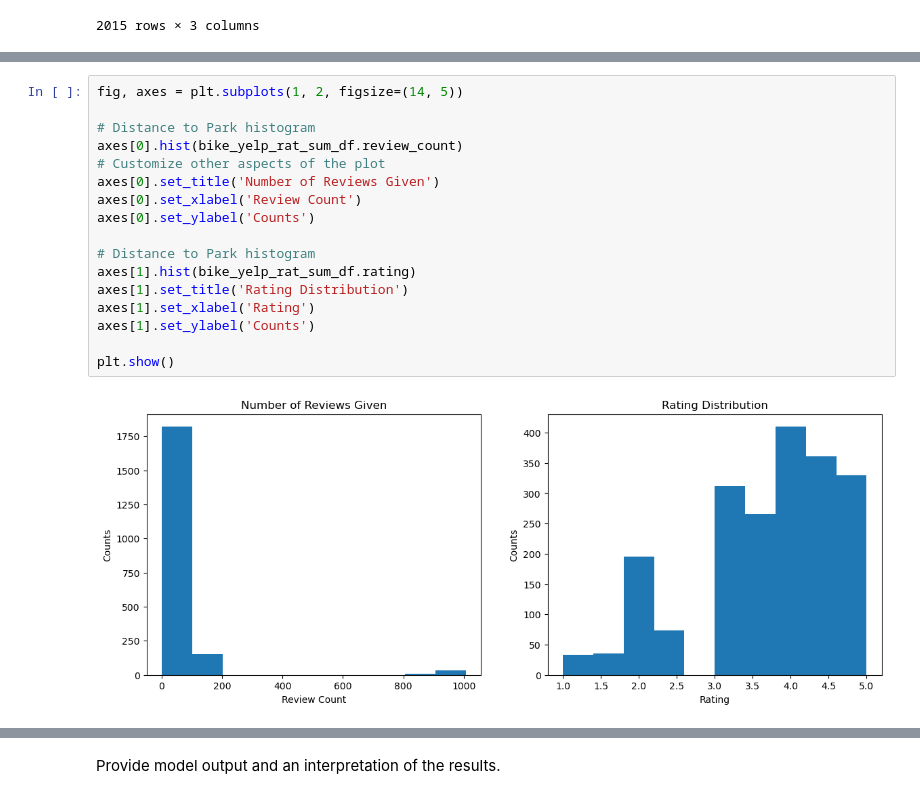
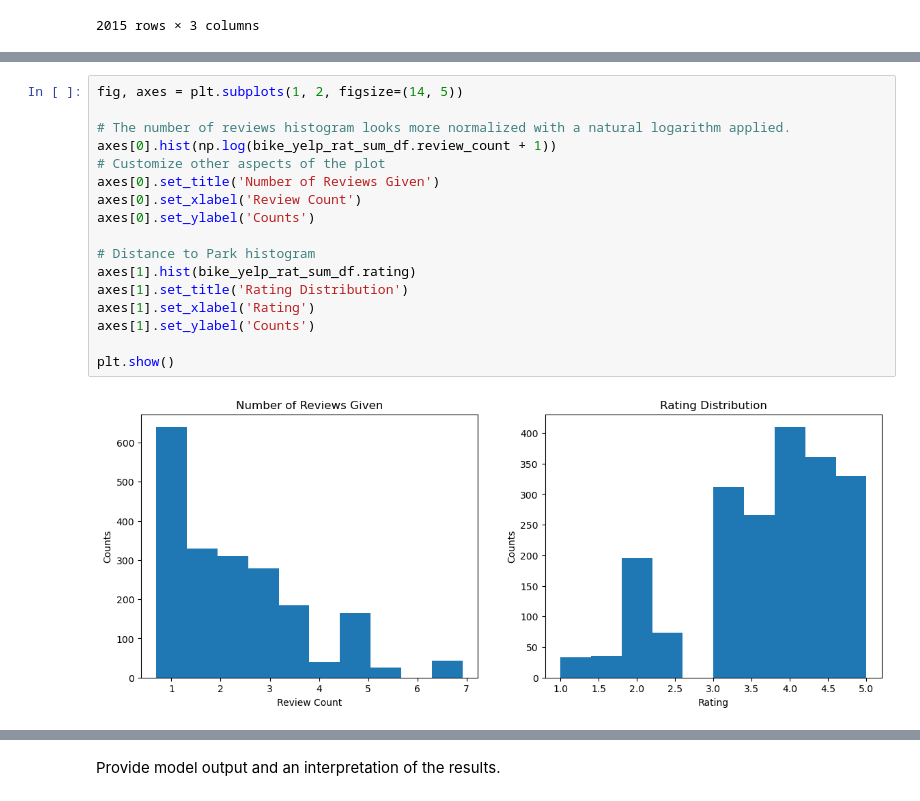
Before and after one commit to Frood-for-Thought/LHL-Statistical-Modelling-with-Python-Project, a Jupyter notebook: notebooks/model_building.ipynb, the cells around one changed output, grey strips where cells are left out. Cells and saved outputs as stored; diff of their text form.

```diff
--- a/notebooks/model_building.ipynb
+++ b/notebooks/model_building.ipynb
@@ -258,19 +341,19 @@ bike_yelp_rat_sum_df
 # %%
 fig, axes = plt.subplots(1, 2, figsize=(14, 5))
 
-# Distance to Park histogram
-axes[0].hist(bike_yelp_rat_sum_df.review_count)
+# The number of reviews histogram looks more normalized with a natural logarithm applied.
+axes[0].hist(np.log(bike_yelp_rat_sum_df.review_count + 1))
 # Customize other aspects of the plot
 axes[0].set_title('Number of Reviews Given')
 axes[0].set_xlabel('Review Count')
 axes[0].set_ylabel('Counts')
 
 # Distance to Park histogram
 axes[1].hist(bike_yelp_rat_sum_df.rating)
 axes[1].set_title('Rating Distribution')
 axes[1].set_xlabel('Rating')
 axes[1].set_ylabel('Counts')
 
 plt.show()
 # %% [output]
-[figure, old version]
+[figure, new version]
```
Also changed, not shown: parts of 17 cells of this notebook, 1 other file.
